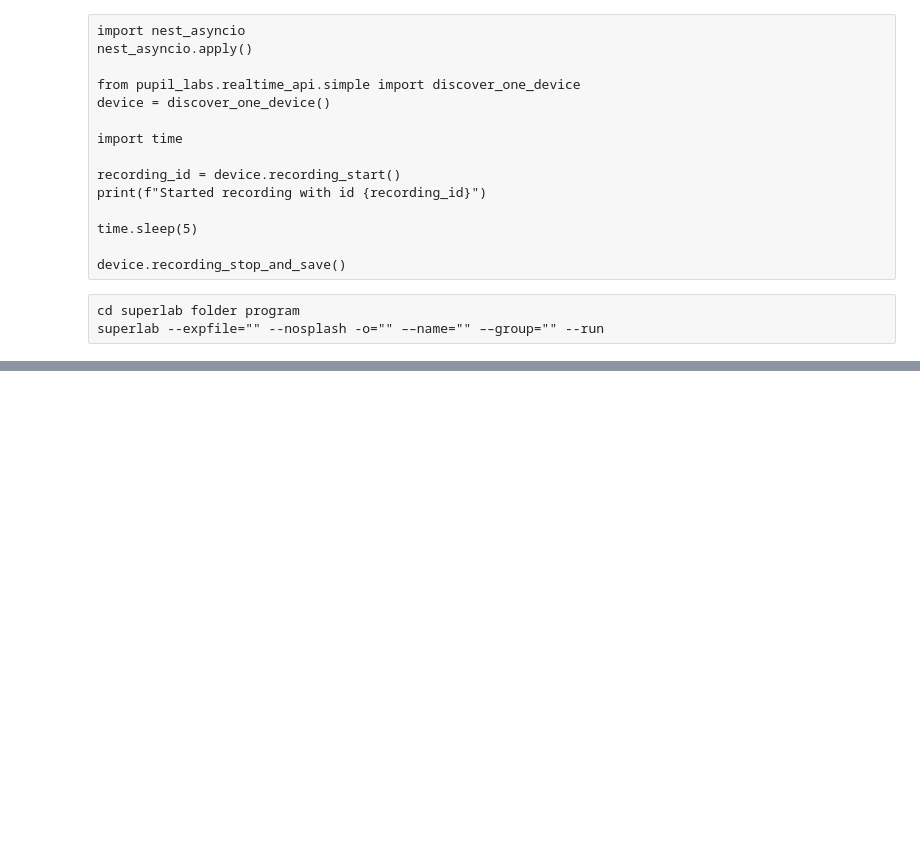
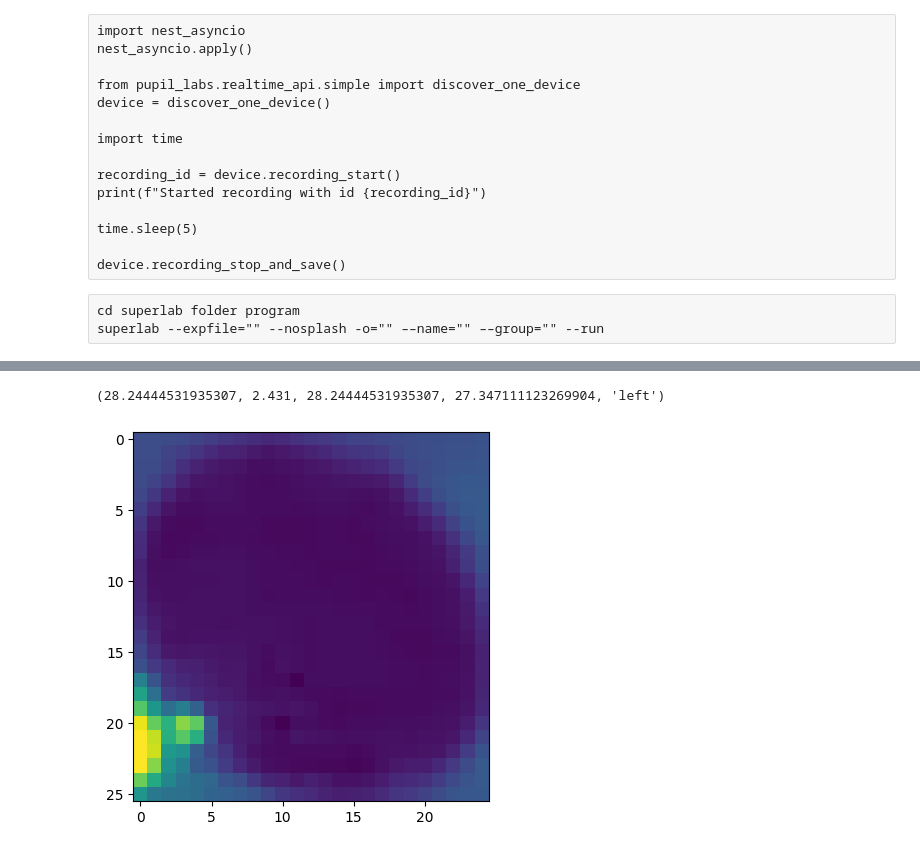
Before and after one commit to danielelozzi/eyetracking, a Jupyter notebook: cloud_points.ipynb, the cells around one changed output, grey strips where cells are left out. Drawn from its saved outputs; the diff is of its cells as text; code cells hidden in the pictures; blank space fills up the shorter version.

```diff
--- a/cloud_points.ipynb
+++ b/cloud_points.ipynb
@@ -132,0 +122,25 @@ plt.ylim(0,1)
+# %%
+threshold = skimage.filters.threshold_multiotsu(frame_r, classes=5)
+threshold
+image_mask = frame_r < threshold[0]
+#plt.imshow(image_mask, cmap='gray')
+labels = skimage.measure.label(image_mask * 1)
+props = skimage.measure.regionprops_table(labels, properties=('centroid',
+                                                              'orientation',
+                                                              'axis_major_length',
+                                                              'axis_minor_length', 'bbox', 'image', 'label',
+                                                              'area_bbox', 'area', 'eccentricity'))
+
+props = pd.DataFrame(props)
+props
+props = props.loc[
+    (props['axis_minor_length'] > 0) & (props['axis_major_length'] > 0) & (props['area'] > 100) & (props['area'] < 800)].sort_values(
+    'eccentricity')
+props
+xmin = props['bbox-0'].iat[0]
+xmax = props['bbox-2'].iat[0]
+ymin = props['bbox-1'].iat[0]
+ymax = props['bbox-3'].iat[0]
+pupil = frame_r[xmin:xmax, ymin:ymax]
+plt.imshow(pupil, cmap='gray')
+diameter = props['axis_major_length'].iat[0]
@@ -132,0 +288,5 @@ plt.ylim(0,1)
+# %%
+multi_pupil_detection(frame_x)
+# %% [output]
+(28.24444531935307, 2.431, 28.24444531935307, 27.347111123269904, 'left')
+[figure, added]
```
Also changed, not shown: parts of 81 cells of this notebook, 3 other files.
